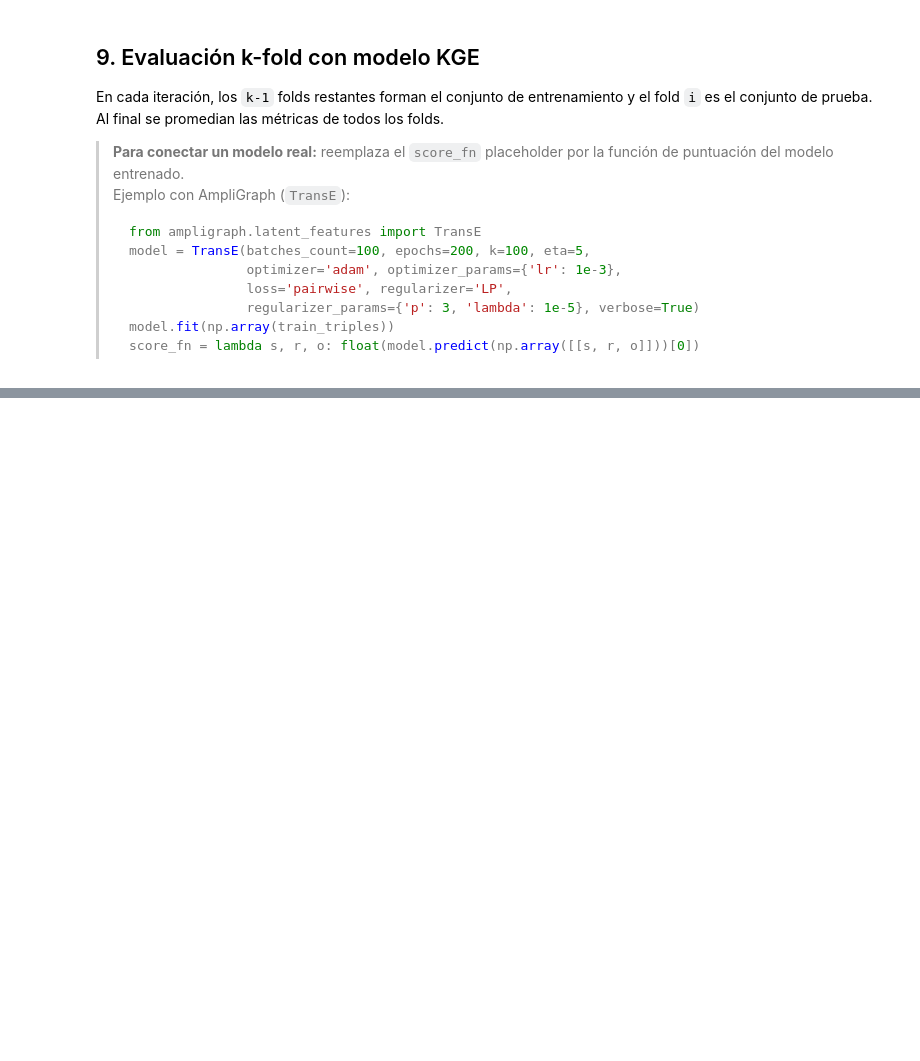
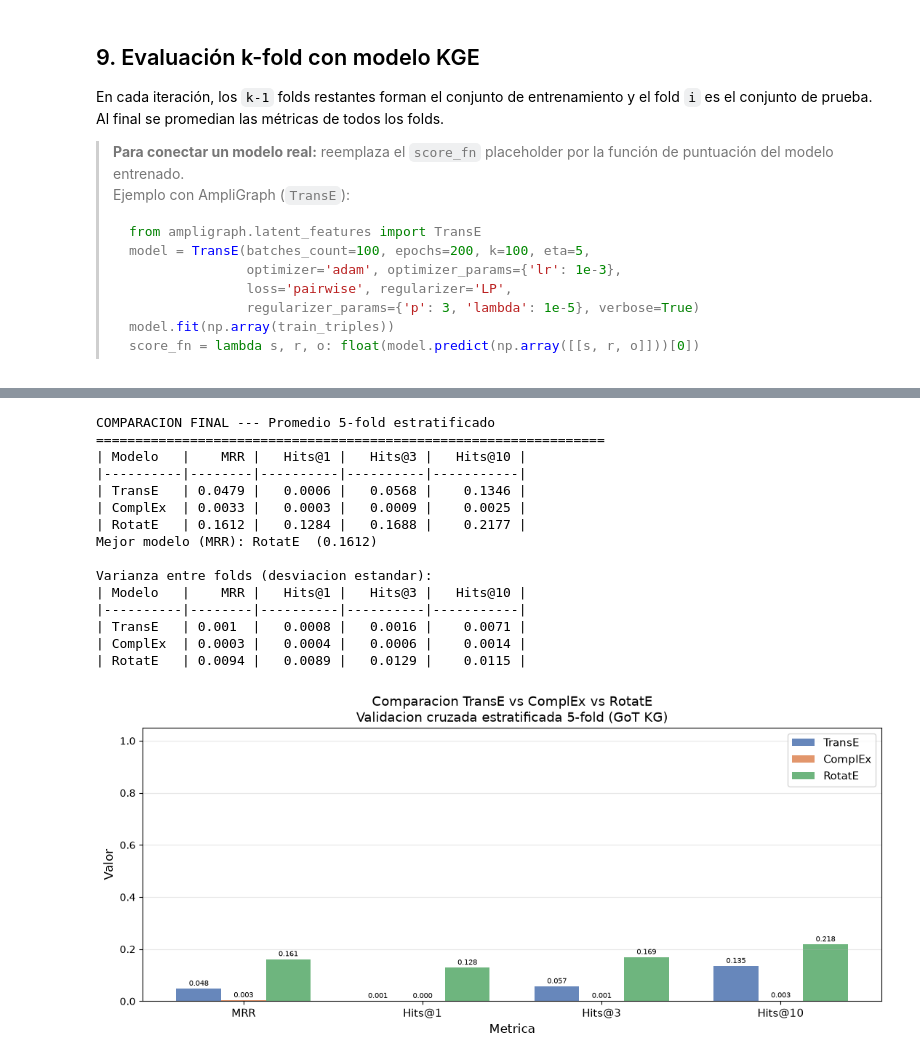
Before and after one commit to Londad99/Stratified-Cross-Validation, a Jupyter notebook: Validación_Cruzada_Estratificada.ipynb, the cells around one changed output, grey strips where cells are left out. Saved outputs shown, nothing was run; the diff lists cells and outputs as text; code cells hidden in the pictures; blank space fills up the shorter version.

```diff
--- a/Validación_Cruzada_Estratificada.ipynb
+++ b/Validación_Cruzada_Estratificada.ipynb
@@ -199,7 +237,7 @@ else:
 print()
 for s in summaries:
     print(f"Fold {s['fold']}:")
-    for rel, cnt in sorted(s["by_label"].items()):
+    for rel, cnt in sorted(s["by_label"].items(), key=lambda x: str(x[0])):
         print(f"  {rel:<15}: {cnt}")
     print(f"  Relaciones únicas: {s['unique_relations']}")
 
@@ -320,0 +404,15 @@ print("\nPromedio entre folds:", avg)
+# %%
+%pip install pykeen matplotlib -q
+
+from pykeen.triples import TriplesFactory
+from pykeen.pipeline import pipeline
+import matplotlib.pyplot as plt
+import warnings
+warnings.filterwarnings("ignore")
+
+all_triples_arr = np.array([t for fold in folds for t in fold])
+tf_global = TriplesFactory.from_labeled_triples(all_triples_arr)
+
+print(f"Entidades únicas : {tf_global.num_entities}")
+print(f"Relaciones únicas: {tf_global.num_relations}")
+print(f"Tripletas totales: {tf_global.num_triples}")
@@ -320,0 +533,63 @@ print("\nPromedio entre folds:", avg)
+# %%
+metrics_keys = ["MRR", "Hits@1", "Hits@3", "Hits@10"]
+rows = [[m] + [f"{results_all[m][k]:.4f}" for k in metrics_keys] for m in MODELS]
+
+print("COMPARACION FINAL --- Promedio 5-fold estratificado")
+print("=" * 65)
+print(tabulate(rows, headers=["Modelo"] + metrics_keys, tablefmt="github"))
+
+best_model = max(results_all, key=lambda m: results_all[m]["MRR"])
+best_mrr   = results_all[best_model]["MRR"]
+print(f"Mejor modelo (MRR): {best_model}  ({best_mrr:.4f})")
+
+print("\nVarianza entre folds (desviacion estandar):")
+var_rows = []
+for m in MODELS:
+    stds = [float(np.std([detailed_folds[m][fi][k] for fi in range(k_folds)])) for k in metrics_keys]
+    var_rows.append([m] + [f"{s:.4f}" for s in stds])
+print(tabulate(var_rows, headers=["Modelo"] + metrics_keys, tablefmt="github"))
+
+x      = np.arange(len(metrics_keys))
+width  = 0.25
+colors = ["#4C72B0", "#DD8452", "#55A868"]
+fig, ax = plt.subplots(figsize=(11, 5))
+
+for idx, (model_name, color) in enumerate(zip(MODELS, colors)):
+    values = [results_all[model_name][k] for k in metrics_keys]
+    bars   = ax.bar(x + idx * width, values, width, label=model_name, color=color, alpha=0.85)
+    for bar, val in zip(bars, values):
+        ax.text(bar.get_x() + bar.get_width() / 2, bar.get_height() + 0.005,
+                f"{val:.3f}", ha="center", va="bottom", fontsize=7.5)
+
+ax.set_xlabel("Metrica", fontsize=12)
+ax.set_ylabel("Valor", fontsize=12)
+ax.set_title("Comparacion TransE vs ComplEx vs RotatE\nValidacion cruzada estratificada 5-fold (GoT KG)", fontsize=13)
+ax.set_xticks(x + width)
+ax.set_xticklabels(metrics_keys, fontsize=11)
+ax.set_ylim(0, 1.05)
+ax.legend(fontsize=11)
+ax.grid(axis="y", alpha=0.3)
+plt.tight_layout()
+plt.savefig("comparacion_modelos_KGE.png", dpi=150, bbox_inches="tight")
+plt.show()
+print("Grafico guardado en comparacion_modelos_KGE.png")
+
+#sustentar cantidad de datos utilizados para cada escenario. Justificar la eleccion según la desviación estándar y las demás métricas.
+#Incluir el F1 Score.
+# %% [output]
+COMPARACION FINAL --- Promedio 5-fold estratificado
+=================================================================
+| Modelo   |    MRR |   Hits@1 |   Hits@3 |   Hits@10 |
+|----------|--------|----------|----------|-----------|
+| TransE   | 0.0479 |   0.0006 |   0.0568 |    0.1346 |
+| ComplEx  | 0.0033 |   0.0003 |   0.0009 |    0.0025 |
+| RotatE   | 0.1612 |   0.1284 |   0.1688 |    0.2177 |
+Mejor modelo (MRR): RotatE  (0.1612)
+
+Varianza entre folds (desviacion estandar):
+| Modelo   |    MRR |   Hits@1 |   Hits@3 |   Hits@10 |
+|----------|--------|----------|----------|-----------|
+| TransE   | 0.001  |   0.0008 |   0.0016 |    0.0071 |
+| ComplEx  | 0.0003 |   0.0004 |   0.0006 |    0.0014 |
+| RotatE   | 0.0094 |   0.0089 |   0.0129 |    0.0115 |
+[figure, added]
```
Also changed, not shown: parts of 13 cells of this notebook, 2 other files.
